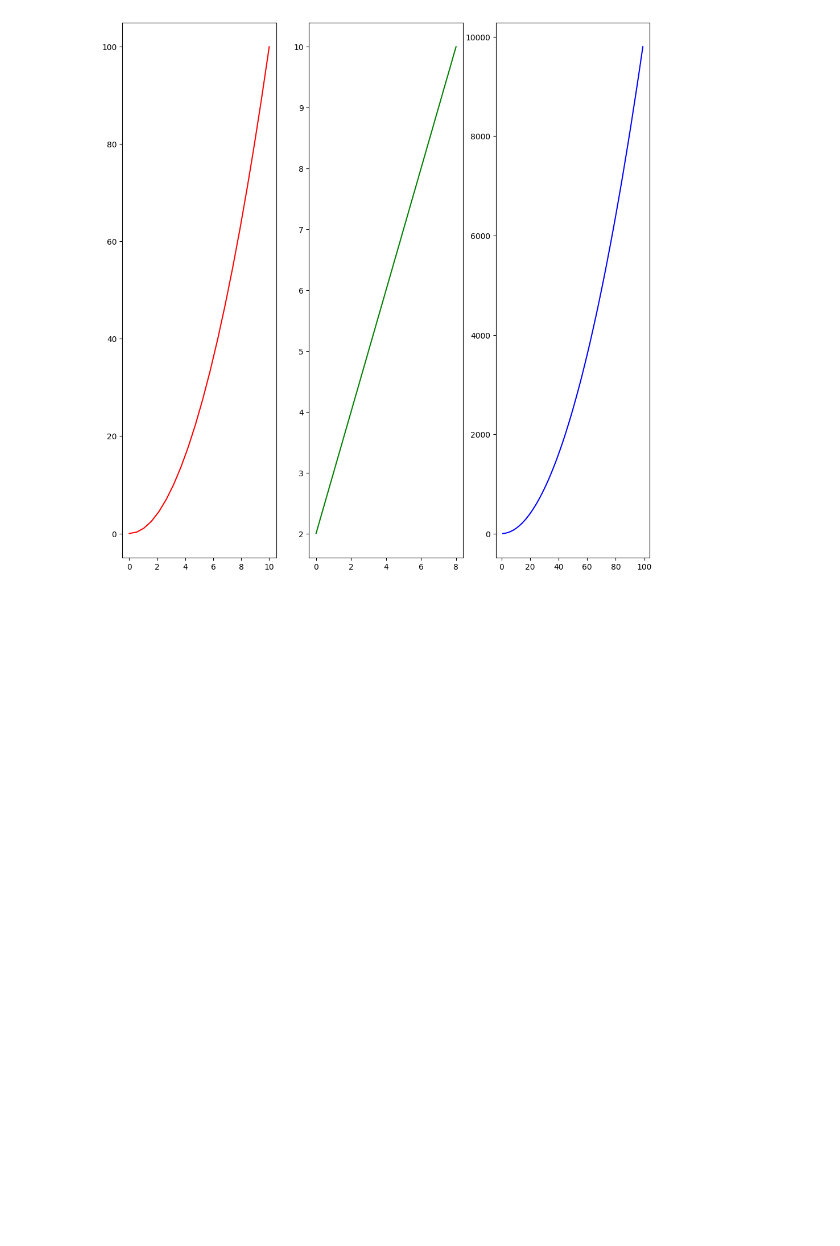
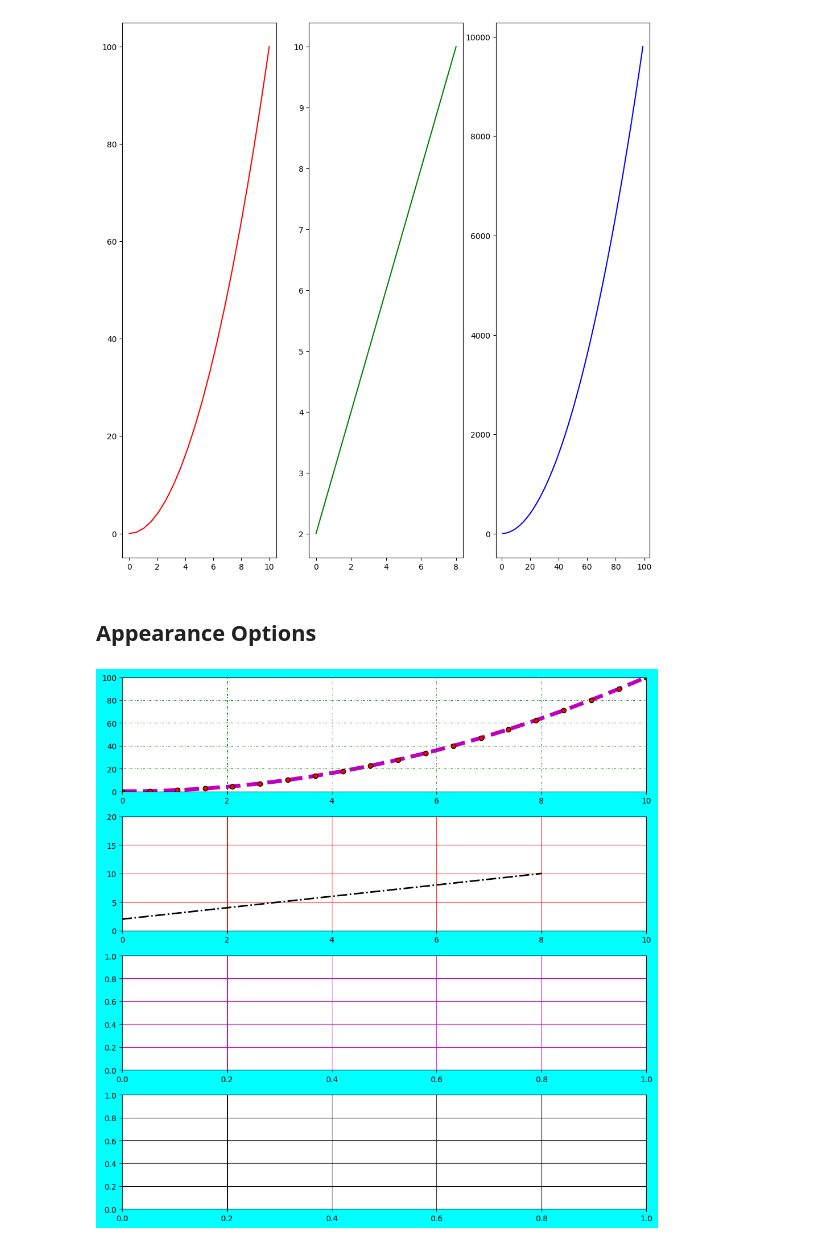
Before and after one commit to Swayam-Ghimire/pandas, a Jupyter notebook: matplotlib.ipynb, the cells around one changed output. Saved outputs shown, nothing was run; the diff lists cells and outputs as text; code cells hidden in the pictures; blank space fills up the shorter version.

Commit message:
Learned new parameters of .plot() method

```diff
--- a/matplotlib.ipynb
+++ b/matplotlib.ipynb
@@ -69,3 +69,21 @@ axes3[2].plot(x3, y3, 'b')
 # %% [output]
 [<matplotlib.lines.Line2D at 0x...>]
 [figure]
+# %% [markdown]
+## Appearance Options
+# %%
+fig_3 , axes_3 = plt.subplots(figsize=(10,10), facecolor="cyan", dpi = 100, nrows = 4, ncols=1)
+plt.tight_layout()
+axes_3[0].plot(x1,y1, 'm', alpha=1, lw=5, ls="--", marker="o", markerfacecolor='red',
+               markeredgecolor='k',markeredgewidth=1,zorder=1)
+axes_3[1].plot(x2,y2, color="black", alpha=1, lw=2, ls='dashdot')#solid dashed dashdot, dotted
+axes_3[0].set_xlim([0,10])
+axes_3[0].set_ylim([0,100])
+axes_3[1].set_xlim([0,10])
+axes_3[1].set_ylim([0,20])
+axes_3[0].grid(True, color='green', dashes=(1,2,3,4), zorder=2)
+axes_3[1].grid(True, color='r')
+axes_3[2].grid(True, color='m')
+axes_3[3].grid(True, color='k')
+# %% [output]
+[figure, added]
```
